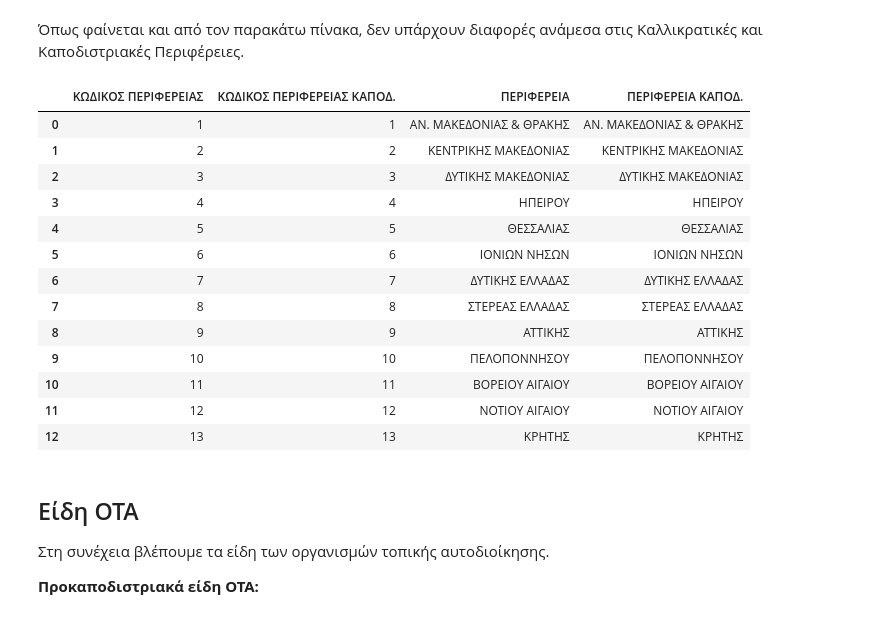
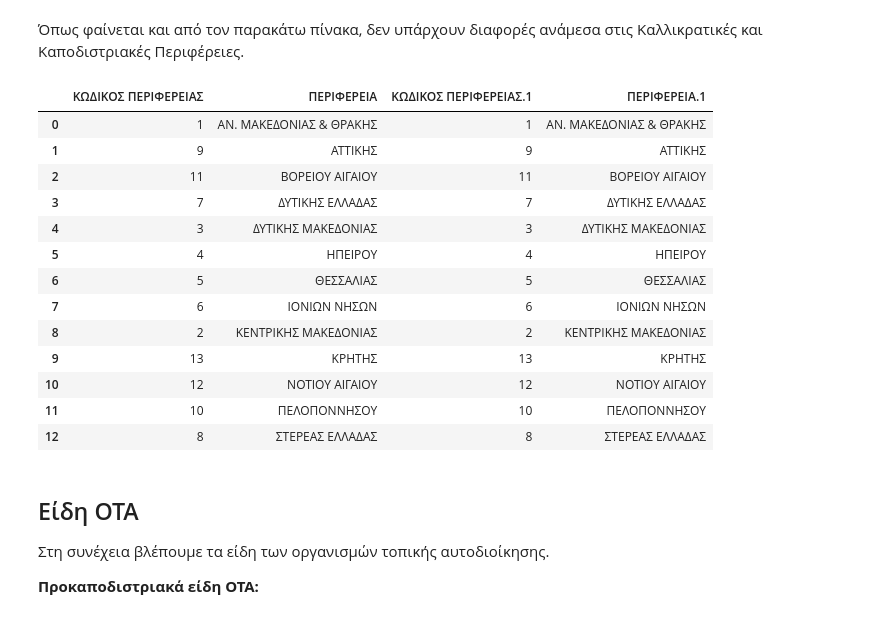
Before and after one commit to kgiannakakis/pykallikratis, a Jupyter notebook: kallikratis.ipynb, the cells around one changed output. Drawn from its saved outputs; the diff is of its cells as text; code cells hidden in the pictures.

Commit message:
Using drop_duplicates

```diff
--- a/kallikratis.ipynb
+++ b/kallikratis.ipynb
@@ -57,34 +48,26 @@ with pd.option_context('display.max_rows', None, 'display.max_columns', 4):
 | 73 | ΧΙΟΥ | 1105 | ΧΙΟΥ | 54 |
 # %% [markdown]
 Όπως φαίνεται και από τον παρακάτω πίνακα, δεν υπάρχουν διαφορές ανάμεσα στις Καλλικρατικές και Καποδιστριακές Περιφέρειες.
-# %%
-columns = ['ΚΩΔΙΚΟΣ ΠΕΡΙΦΕΡΕΙΑΣ', 'ΠΕΡΙΦΕΡΕΙΑ', 'ΚΩΔΙΚΟΣ ΠΕΡΙΦΕΡΕΙΑΣ.1', 'ΠΕΡΙΦΕΡΕΙΑ.1']
-keys = df[columns].groupby(columns).groups.keys()
-
-cl1 = pd.Series([x[0] for x in list(keys)])
-cl2 = pd.Series([x[1] for x in list(keys)])
-cl3 = pd.Series([x[2] for x in list(keys)])
-cl4 = pd.Series([x[3] for x in list(keys)])
-periferies = pd.DataFrame({'ΚΩΔΙΚΟΣ ΠΕΡΙΦΕΡΕΙΑΣ': cl1,
-                           'ΠΕΡΙΦΕΡΕΙΑ': cl2,
-                           'ΚΩΔΙΚΟΣ ΠΕΡΙΦΕΡΕΙΑΣ ΚΑΠΟΔ.': cl3,
-                           'ΠΕΡΙΦΕΡΕΙΑ ΚΑΠΟΔ.': cl4})
-periferies
-# %% [output]
-|  | ΚΩΔΙΚΟΣ ΠΕΡΙΦΕΡΕΙΑΣ | ΚΩΔΙΚΟΣ ΠΕΡΙΦΕΡΕΙΑΣ ΚΑΠΟΔ. | ΠΕΡΙΦΕΡΕΙΑ | ΠΕΡΙΦΕΡΕΙΑ ΚΑΠΟΔ. |
-| 0 | 1 | 1 | ΑΝ. ΜΑΚΕΔΟΝΙΑΣ & ΘΡΑΚΗΣ | ΑΝ. ΜΑΚΕΔΟΝΙΑΣ & ΘΡΑΚΗΣ |
-| 1 | 2 | 2 | ΚΕΝΤΡΙΚΗΣ ΜΑΚΕΔΟΝΙΑΣ | ΚΕΝΤΡΙΚΗΣ ΜΑΚΕΔΟΝΙΑΣ |
-| 2 | 3 | 3 | ΔΥΤΙΚΗΣ ΜΑΚΕΔΟΝΙΑΣ | ΔΥΤΙΚΗΣ ΜΑΚΕΔΟΝΙΑΣ |
-| 3 | 4 | 4 | ΗΠΕΙΡΟΥ | ΗΠΕΙΡΟΥ |
-| 4 | 5 | 5 | ΘΕΣΣΑΛΙΑΣ | ΘΕΣΣΑΛΙΑΣ |
-| 5 | 6 | 6 | ΙΟΝΙΩΝ ΝΗΣΩΝ | ΙΟΝΙΩΝ ΝΗΣΩΝ |
-| 6 | 7 | 7 | ΔΥΤΙΚΗΣ ΕΛΛΑΔΑΣ | ΔΥΤΙΚΗΣ ΕΛΛΑΔΑΣ |
-| 7 | 8 | 8 | ΣΤΕΡΕΑΣ ΕΛΛΑΔΑΣ | ΣΤΕΡΕΑΣ ΕΛΛΑΔΑΣ |
-| 8 | 9 | 9 | ΑΤΤΙΚΗΣ | ΑΤΤΙΚΗΣ |
-| 9 | 10 | 10 | ΠΕΛΟΠΟΝΝΗΣΟΥ | ΠΕΛΟΠΟΝΝΗΣΟΥ |
-| 10 | 11 | 11 | ΒΟΡΕΙΟΥ ΑΙΓΑΙΟΥ | ΒΟΡΕΙΟΥ ΑΙΓΑΙΟΥ |
-| 11 | 12 | 12 | ΝΟΤΙΟΥ ΑΙΓΑΙΟΥ | ΝΟΤΙΟΥ ΑΙΓΑΙΟΥ |
-| 12 | 13 | 13 | ΚΡΗΤΗΣ | ΚΡΗΤΗΣ |
+# %%
+columns = ['ΚΩΔΙΚΟΣ ΠΕΡΙΦΕΡΕΙΑΣ', 'ΠΕΡΙΦΕΡΕΙΑ', 'ΚΩΔΙΚΟΣ ΠΕΡΙΦΕΡΕΙΑΣ.1', 'ΠΕΡΙΦΕΡΕΙΑ.1']
+periferies = df.drop_duplicates(columns).filter(columns).sort_values('ΠΕΡΙΦΕΡΕΙΑ')
+periferies.reset_index(drop=True, inplace=True)
+periferies
+# %% [output]
+|  | ΚΩΔΙΚΟΣ ΠΕΡΙΦΕΡΕΙΑΣ | ΠΕΡΙΦΕΡΕΙΑ | ΚΩΔΙΚΟΣ ΠΕΡΙΦΕΡΕΙΑΣ.1 | ΠΕΡΙΦΕΡΕΙΑ.1 |
+| 0 | 1 | ΑΝ. ΜΑΚΕΔΟΝΙΑΣ & ΘΡΑΚΗΣ | 1 | ΑΝ. ΜΑΚΕΔΟΝΙΑΣ & ΘΡΑΚΗΣ |
+| 1 | 9 | ΑΤΤΙΚΗΣ | 9 | ΑΤΤΙΚΗΣ |
+| 2 | 11 | ΒΟΡΕΙΟΥ ΑΙΓΑΙΟΥ | 11 | ΒΟΡΕΙΟΥ ΑΙΓΑΙΟΥ |
+| 3 | 7 | ΔΥΤΙΚΗΣ ΕΛΛΑΔΑΣ | 7 | ΔΥΤΙΚΗΣ ΕΛΛΑΔΑΣ |
+| 4 | 3 | ΔΥΤΙΚΗΣ ΜΑΚΕΔΟΝΙΑΣ | 3 | ΔΥΤΙΚΗΣ ΜΑΚΕΔΟΝΙΑΣ |
+| 5 | 4 | ΗΠΕΙΡΟΥ | 4 | ΗΠΕΙΡΟΥ |
+| 6 | 5 | ΘΕΣΣΑΛΙΑΣ | 5 | ΘΕΣΣΑΛΙΑΣ |
+| 7 | 6 | ΙΟΝΙΩΝ ΝΗΣΩΝ | 6 | ΙΟΝΙΩΝ ΝΗΣΩΝ |
+| 8 | 2 | ΚΕΝΤΡΙΚΗΣ ΜΑΚΕΔΟΝΙΑΣ | 2 | ΚΕΝΤΡΙΚΗΣ ΜΑΚΕΔΟΝΙΑΣ |
+| 9 | 13 | ΚΡΗΤΗΣ | 13 | ΚΡΗΤΗΣ |
+| 10 | 12 | ΝΟΤΙΟΥ ΑΙΓΑΙΟΥ | 12 | ΝΟΤΙΟΥ ΑΙΓΑΙΟΥ |
+| 11 | 10 | ΠΕΛΟΠΟΝΝΗΣΟΥ | 10 | ΠΕΛΟΠΟΝΝΗΣΟΥ |
+| 12 | 8 | ΣΤΕΡΕΑΣ ΕΛΛΑΔΑΣ | 8 | ΣΤΕΡΕΑΣ ΕΛΛΑΔΑΣ |
 # %% [markdown]
 ## Είδη ΟΤΑ
 
```
Also changed, not shown: parts of 1 cell of this notebook.
